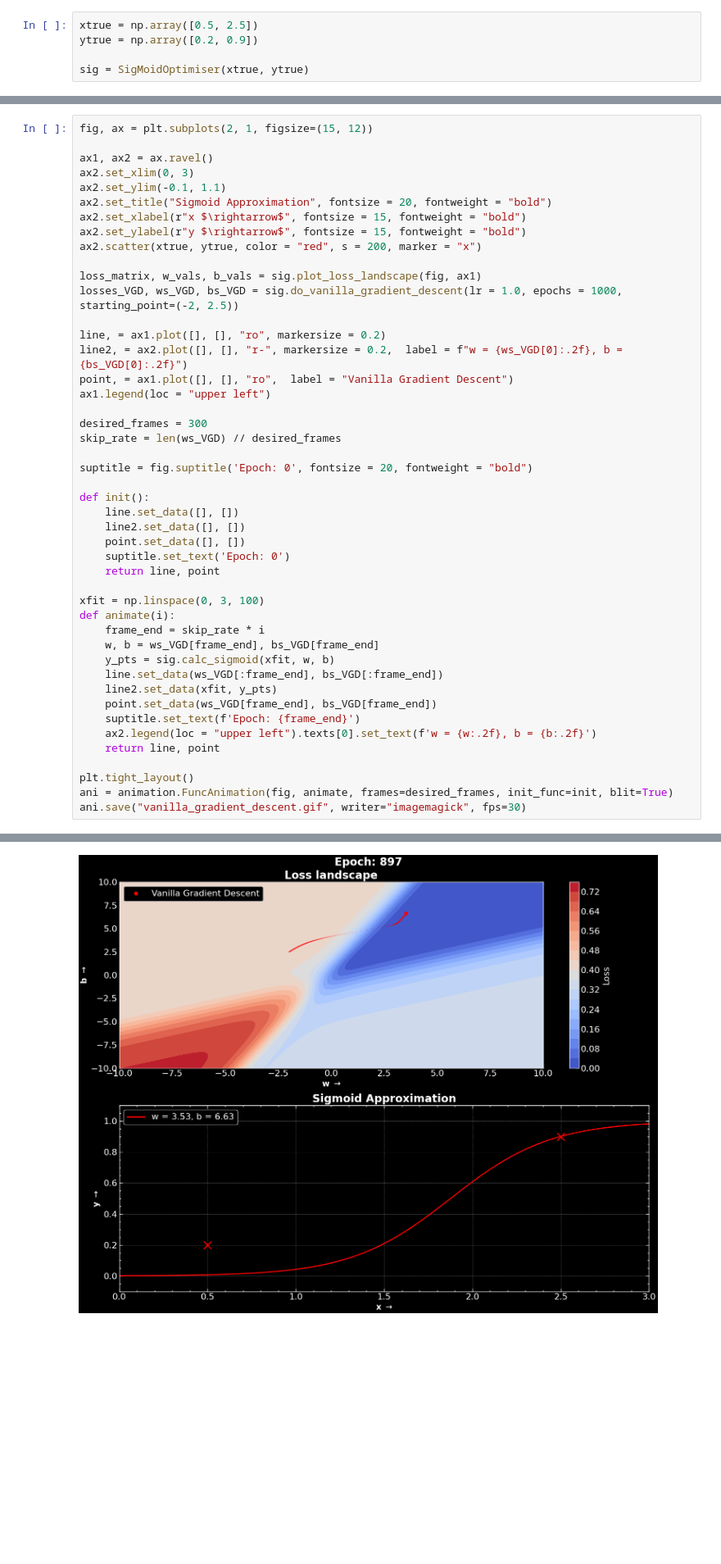
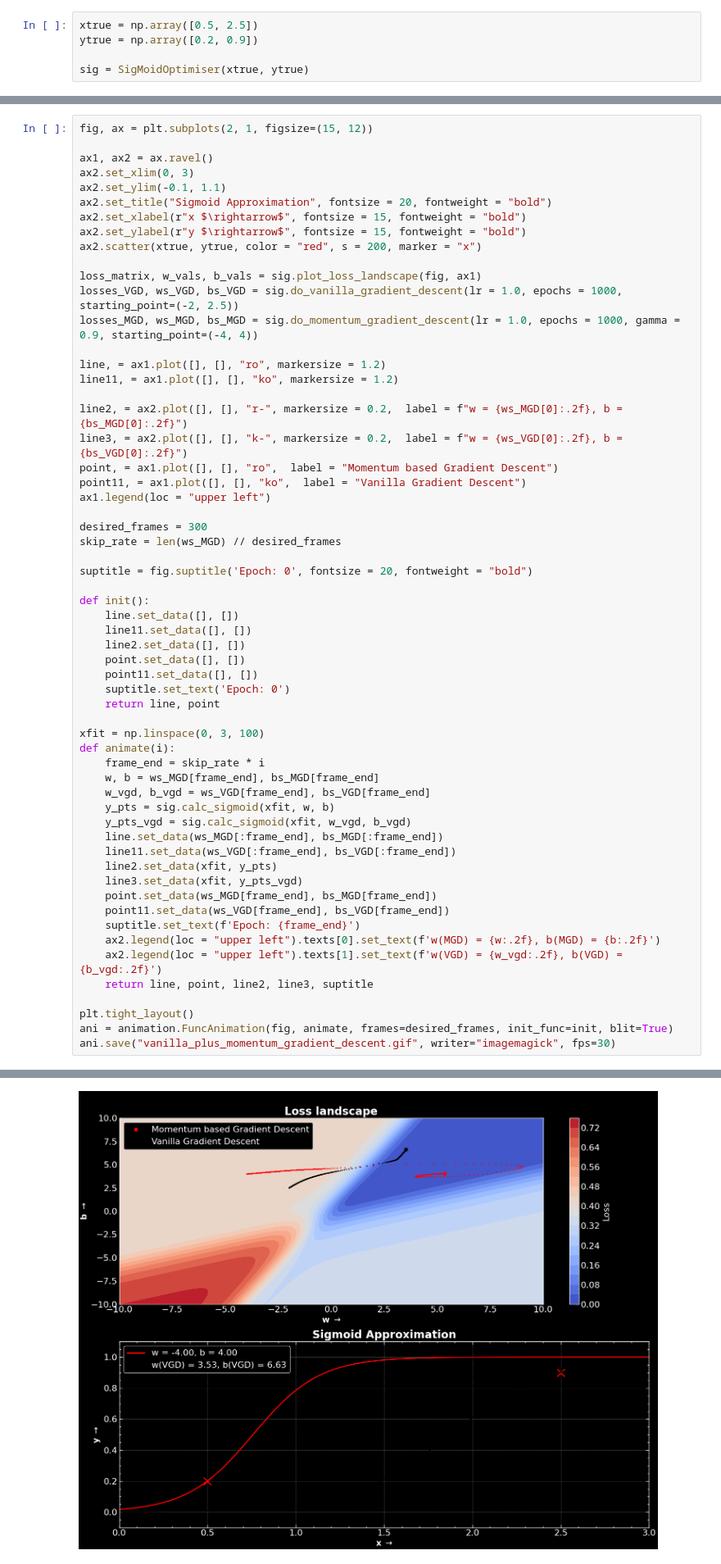
Before and after one commit to ScientificArchisman/Numerical-methods, a Jupyter notebook: Optimisation_algorithms/optim.ipynb, the cells around one changed output, grey strips where cells are left out. Shown: that part at 82% size. Saved outputs shown, nothing was run; the diff lists cells and outputs as text; blank space fills up the shorter version.

Commit message:
Added momentum and vanilla+momentum

```diff
--- a/Optimisation_algorithms/optim.ipynb
+++ b/Optimisation_algorithms/optim.ipynb
@@ -186,41 +189,54 @@ ax2.set_xlabel(r"x $\rightarrow$", fontsize = 15, fontweight = "bold")
 ax2.set_ylabel(r"y $\rightarrow$", fontsize = 15, fontweight = "bold")
 ax2.scatter(xtrue, ytrue, color = "red", s = 200, marker = "x")
 
 loss_matrix, w_vals, b_vals = sig.plot_loss_landscape(fig, ax1)
 losses_VGD, ws_VGD, bs_VGD = sig.do_vanilla_gradient_descent(lr = 1.0, epochs = 1000, starting_point=(-2, 2.5))
+losses_MGD, ws_MGD, bs_MGD = sig.do_momentum_gradient_descent(lr = 1.0, epochs = 1000, gamma = 0.9, starting_point=(-4, 4))
 
-line, = ax1.plot([], [], "ro", markersize = 0.2)
-line2, = ax2.plot([], [], "r-", markersize = 0.2,  label = f"w = {ws_VGD[0]:.2f}, b = {bs_VGD[0]:.2f}")
-point, = ax1.plot([], [], "ro",  label = "Vanilla Gradient Descent")
+line, = ax1.plot([], [], "ro", markersize = 1.2)
+line11, = ax1.plot([], [], "ko", markersize = 1.2)
+
+line2, = ax2.plot([], [], "r-", markersize = 0.2,  label = f"w = {ws_MGD[0]:.2f}, b = {bs_MGD[0]:.2f}")
+line3, = ax2.plot([], [], "k-", markersize = 0.2,  label = f"w = {ws_VGD[0]:.2f}, b = {bs_VGD[0]:.2f}")
+point, = ax1.plot([], [], "ro",  label = "Momentum based Gradient Descent")
+point11, = ax1.plot([], [], "ko",  label = "Vanilla Gradient Descent")
 ax1.legend(loc = "upper left")
 
 desired_frames = 300
-skip_rate = len(ws_VGD) // desired_frames
+skip_rate = len(ws_MGD) // desired_frames
 
 suptitle = fig.suptitle('Epoch: 0', fontsize = 20, fontweight = "bold")
 
 def init():
     line.set_data([], [])
+    line11.set_data([], [])
     line2.set_data([], [])
     point.set_data([], [])
+    point11.set_data([], [])
     suptitle.set_text('Epoch: 0')
     return line, point
 
 xfit = np.linspace(0, 3, 100)
 def animate(i):
     frame_end = skip_rate * i
-    w, b = ws_VGD[frame_end], bs_VGD[frame_end]
+    w, b = ws_MGD[frame_end], bs_MGD[frame_end]
+    w_vgd, b_vgd = ws_VGD[frame_end], bs_VGD[frame_end]
     y_pts = sig.calc_sigmoid(xfit, w, b)
-    line.set_data(ws_VGD[:frame_end], bs_VGD[:frame_end])
+    y_pts_vgd = sig.calc_sigmoid(xfit, w_vgd, b_vgd)
+    line.set_data(ws_MGD[:frame_end], bs_MGD[:frame_end])
+    line11.set_data(ws_VGD[:frame_end], bs_VGD[:frame_end])
     line2.set_data(xfit, y_pts)
-    point.set_data(ws_VGD[frame_end], bs_VGD[frame_end])
+    line3.set_data(xfit, y_pts_vgd)
+    point.set_data(ws_MGD[frame_end], bs_MGD[frame_end])
+    point11.set_data(ws_VGD[frame_end], bs_VGD[frame_end])
     suptitle.set_text(f'Epoch: {frame_end}')
-    ax2.legend(loc = "upper left").texts[0].set_text(f'w = {w:.2f}, b = {b:.2f}')
-    return line, point
+    ax2.legend(loc = "upper left").texts[0].set_text(f'w(MGD) = {w:.2f}, b(MGD) = {b:.2f}')
+    ax2.legend(loc = "upper left").texts[1].set_text(f'w(VGD) = {w_vgd:.2f}, b(VGD) = {b_vgd:.2f}')
+    return line, point, line2, line3, suptitle
 
 plt.tight_layout()
 ani = animation.FuncAnimation(fig, animate, frames=desired_frames, init_func=init, blit=True)
-ani.save("vanilla_gradient_descent.gif", writer="imagemagick", fps=30)
+ani.save("vanilla_plus_momentum_gradient_descent.gif", writer="imagemagick", fps=30)
 # %% [output]
 MovieWriter imagemagick unavailable; using Pillow instead.
-[figure, old version]
+[figure, new version]
```
Also changed, not shown: parts of 2 cells of this notebook, 3 other files.
